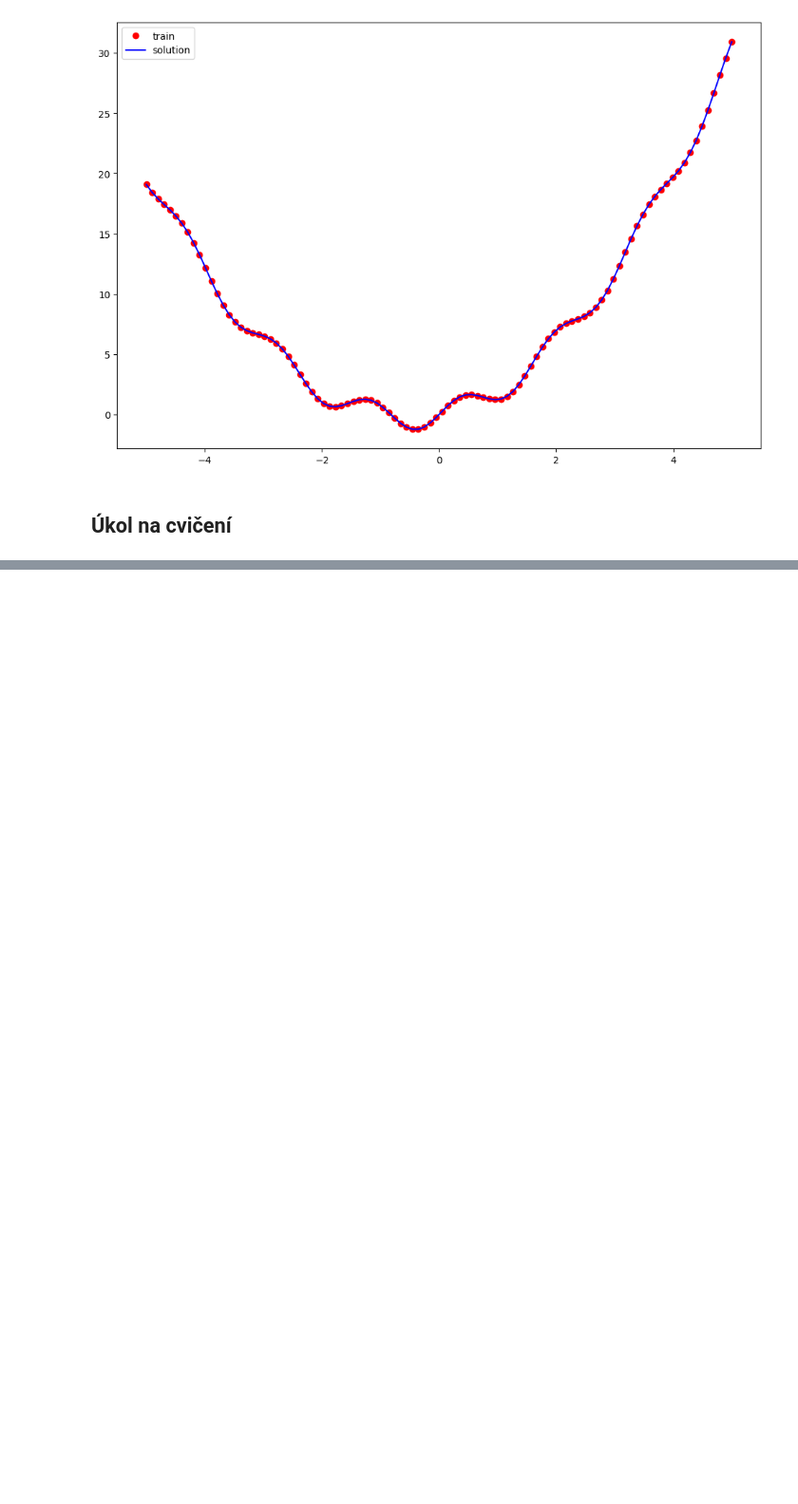
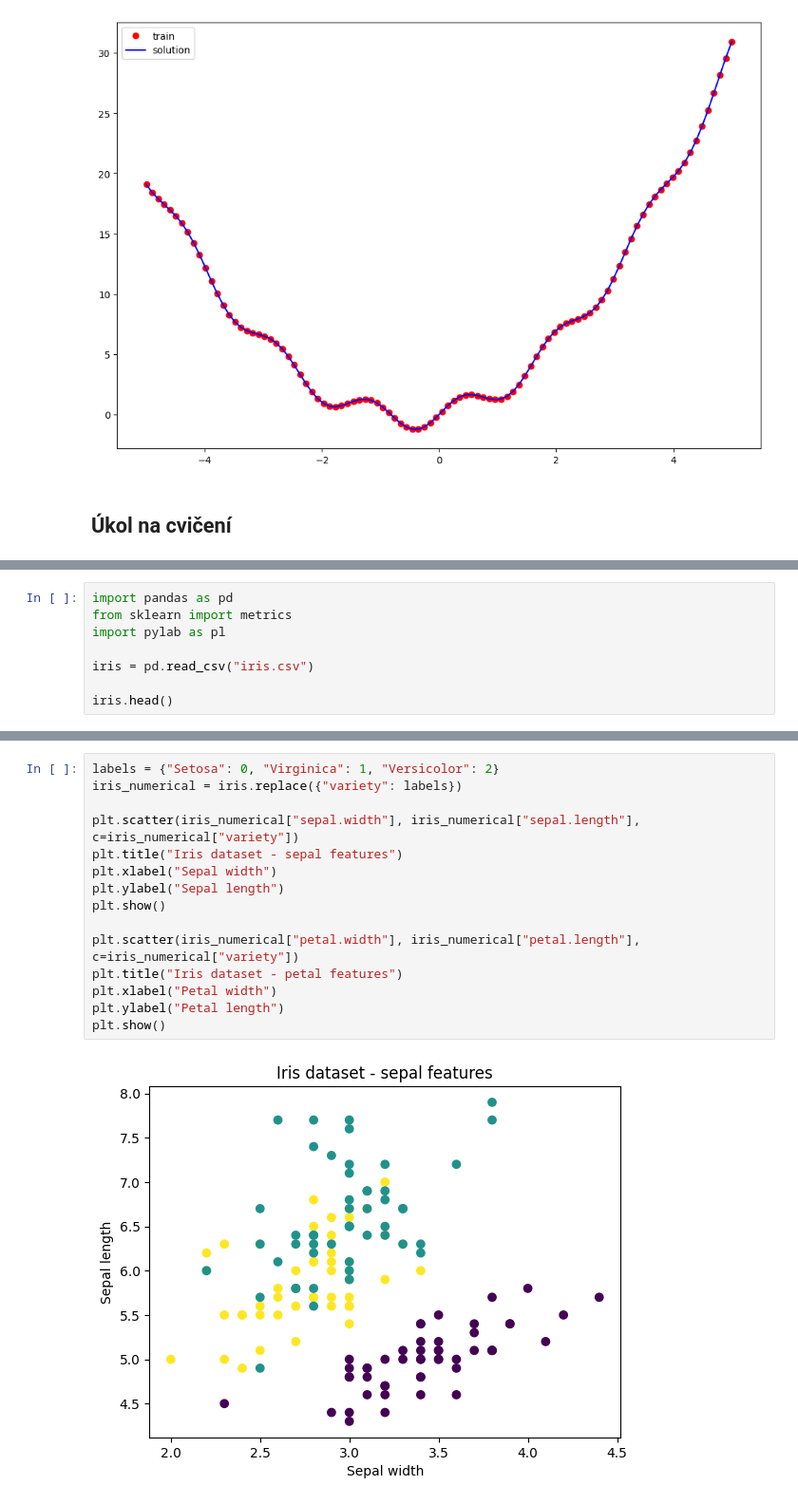
Before and after one commit to Mafi412/PIA, a Jupyter notebook: 05_geneticke_programko/genetic_programming.ipynb, the cells around one changed output, grey strips where cells are left out. Shown at 95% size. Cells and saved outputs as stored; diff of their text form; blank space fills up the shorter version.

```diff
--- a/05_geneticke_programko/genetic_programming.ipynb
+++ b/05_geneticke_programko/genetic_programming.ipynb
@@ -166,0 +173,8 @@ Zkuste pomocí genetického programování řešit problém klasifikace, např.
+# %%
+import pandas as pd
+from sklearn import metrics
+import pylab as pl
+
+iris = pd.read_csv("iris.csv")
+
+iris.head()
@@ -166,0 +188,17 @@ Zkuste pomocí genetického programování řešit problém klasifikace, např.
+# %%
+labels = {"Setosa": 0, "Virginica": 1, "Versicolor": 2}
+iris_numerical = iris.replace({"variety": labels})
+
+plt.scatter(iris_numerical["sepal.width"], iris_numerical["sepal.length"], c=iris_numerical["variety"])
+plt.title("Iris dataset - sepal features")
+plt.xlabel("Sepal width")
+plt.ylabel("Sepal length")
+plt.show()
+
+plt.scatter(iris_numerical["petal.width"], iris_numerical["petal.length"], c=iris_numerical["variety"])
+plt.title("Iris dataset - petal features")
+plt.xlabel("Petal width")
+plt.ylabel("Petal length")
+plt.show()
+# %% [output]
+[figure, added]
```
Also changed, not shown: parts of 16 cells of this notebook.
